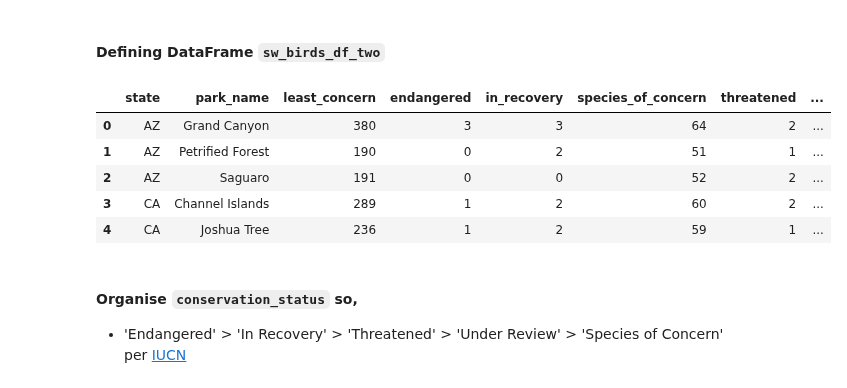
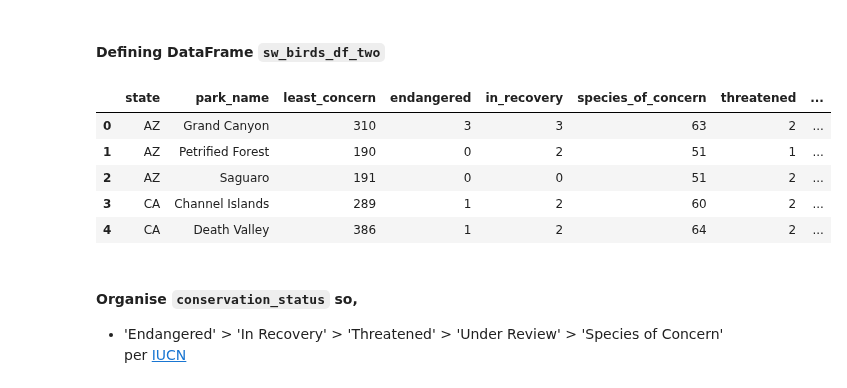
Before and after one commit to pineapple-bois/Biodiversity-In-National-Parks-Real-World, a Jupyter notebook: analysis.ipynb, the cells around one changed output. Drawn from its saved outputs; the diff is of its cells as text; code cells hidden in the pictures.

```diff
--- a/analysis.ipynb
+++ b/analysis.ipynb
@@ -27,6 +29,9 @@ birds_df.head()
 | 2 | 42083 | GRCA | Grand Canyon National Park | Accipitridae | Accipiter striatus | Sharp Shinned Hawk | Species of Concern | ... |
 | 3 | 42084 | GRCA | Grand Canyon National Park | Accipitridae | Aquila chrysaetos | Golden Eagle | Species of Concern | ... |
 | 4 | 42085 | GRCA | Grand Canyon National Park | Accipitridae | Buteo albonotatus | Zone Tailed Hawk | Least Concern | ... |
+# %%
+# Fill the 'NaN' values with 'Not Raptor'
+birds_df['raptor'].fillna('Not Raptor', inplace=True)
 # %% [markdown]
 ### `sw_data.csv`
 # %%
@@ -68,13 +75,8 @@ extras_df.head()
 
 Aim to retain as much data as possible, using an inner merge.
 # %%
-# Replace empty strings in birds_df with a placeholder value
-birds_df.loc[birds_df['raptor'] == '', 'raptor'] = '_PLACEHOLDER_'
+# inner merge to retain all data
+sw_birds_df = pd.merge(birds_df, parks_df, on='park_code', how='inner')
 
-# inner merge to retain all data
-sw_birds_df = pd.merge(birds_df, parks_df, how='inner')
-
-# Replace the placeholder value with empty strings
-sw_birds_df.loc[sw_birds_df['raptor'] == '_PLACEHOLDER_', 'raptor'] = ''
 print(f"\nwith shape: {sw_birds_df.shape}")
 # %% [output]
@@ -81,0 +86,4 @@ with shape: (6504, 13)
+# %%
+sw_birds_df.drop(columns=['park_name_x'], axis=1, inplace=True)
+sw_birds_df.rename(columns={'park_name_y': 'park_name'}, inplace=True)
+sw_birds_df.head(10)
@@ -240,42 +257,35 @@ count
 # %% [markdown]
 #### Defining DataFrame `sw_birds_df_two`
 # %%
-# Define new DF `sw_birds_df_two`
-sw_birds_df_two = sw_birds_df
-conservation_dummies = pd.get_dummies(sw_birds_df_two['conservation_status'])\
+conservation_dummies = pd.get_dummies(sw_birds_df['conservation_status'])\
     .rename(columns=lambda x: x.lower().replace(' ', '_')).astype(bool)
-sw_birds_df_two = pd.concat([sw_birds_df_two, conservation_dummies], axis=1)
+sw_birds_df = pd.concat([sw_birds_df, conservation_dummies], axis=1)
 # %%
-parks_pro_counts_two = sw_birds_df_two.groupby(['state', 'park_name'])\
+parks_pro_counts_two = sw_birds_df.groupby(['state', 'park_name'])\
                                         [['least_concern', 'endangered', 'in_recovery', 'species_of_concern', 'threatened', 'under_review']].sum()\
                                         .reset_index()
-# Split 'park_name' in this dataframe to remove 'National Park'
-parks_pro_counts_two['park_name'] = parks_pro_counts_two['park_name'].apply(lambda x: x[:-13] if x.endswith(" National Park") else x)
-# lambda function doesn't apply to indices [8] or [11] so,
-parks_pro_counts_two.at[8, 'park_name'] = 'Sequoia & Kings Canyon'
-parks_pro_counts_two.at[11, 'park_name'] = 'Great Sand Dunes'
 
 percent = round((parks_pro_counts_two.endangered
                 + parks_pro_counts_two.in_recovery
                 + parks_pro_counts_two.species_of_concern
                 + parks_pro_counts_two.threatened
                 + parks_pro_counts_two.under_review) / (parks_pro_counts_two.endangered
                                                         + parks_pro_counts_two.in_recovery
                                                         + parks_pro_counts_two.least_concern
                                                         + parks_pro_counts_two.species_of_concern
                                                         + parks_pro_counts_two.threatened
                                                         + parks_pro_counts_two.under_review)
                                                         * 100, 2)
 parks_pro_counts_two['percent_protected'] = percent
 
 parks_pro_counts_two.head()
 # %% [output]
 |  | state | park_name | least_concern | endangered | in_recovery | species_of_concern | threatened | ... |
-| 0 | AZ | Grand Canyon | 380 | 3 | 3 | 64 | 2 | ... |
+| 0 | AZ | Grand Canyon | 310 | 3 | 3 | 63 | 2 | ... |
 | 1 | AZ | Petrified Forest | 190 | 0 | 2 | 51 | 1 | ... |
-| 2 | AZ | Saguaro | 191 | 0 | 0 | 52 | 2 | ... |
+| 2 | AZ | Saguaro | 191 | 0 | 0 | 51 | 2 | ... |
 | 3 | CA | Channel Islands | 289 | 1 | 2 | 60 | 2 | ... |
-| 4 | CA | Joshua Tree | 236 | 1 | 2 | 59 | 1 | ... |
+| 4 | CA | Death Valley | 386 | 1 | 2 | 64 | 2 | ... |
 # %% [markdown]
 #### Organise `conservation_status` so,
 - 'Endangered' > 'In Recovery' > 'Threatened' > 'Under Review' > 'Species of Concern' per [IUCN](https://en.wikipedia.org/wiki/IUCN_Red_List)
```
Also changed, not shown: parts of 31 cells of this notebook.
